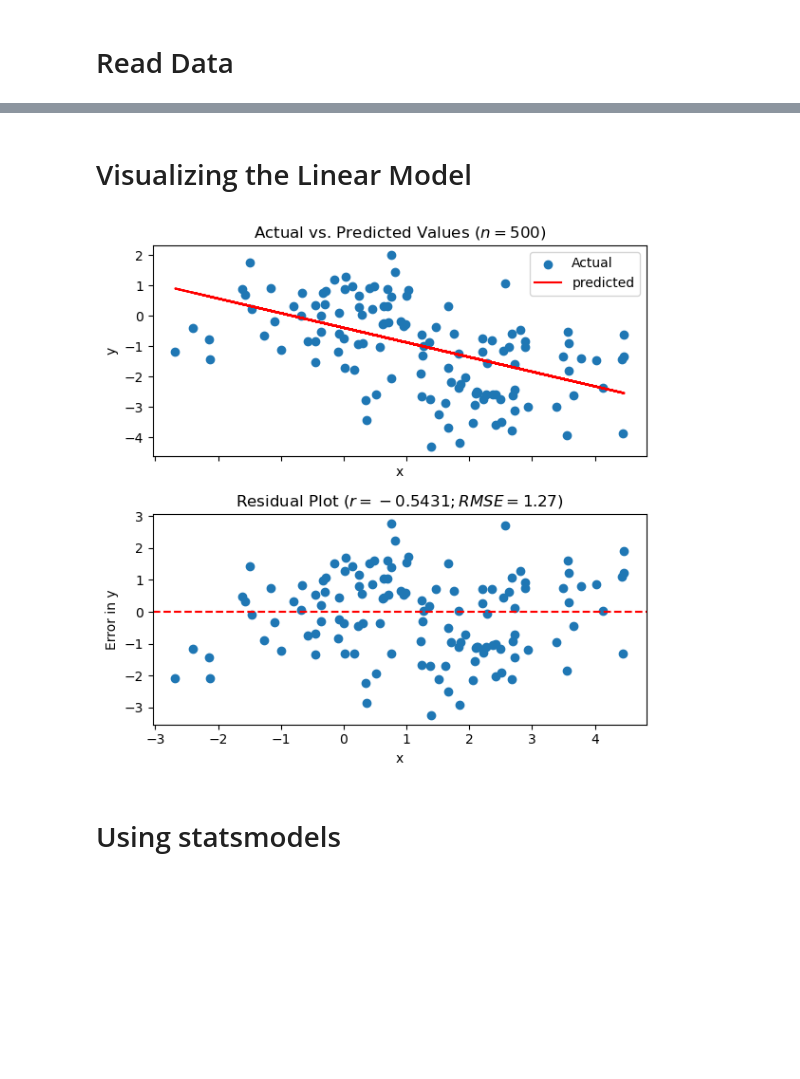
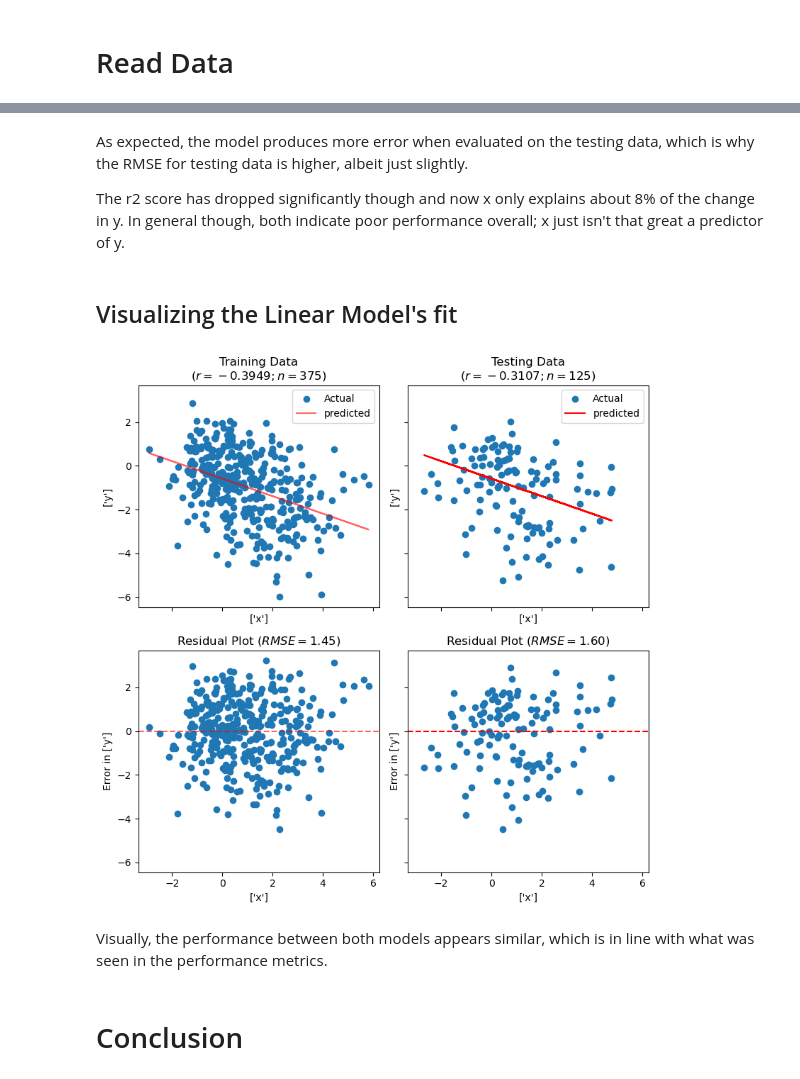
Before and after one commit to papir805/Stanford-ML-Class, a Jupyter notebook: notebooks/linear_regression.ipynb, the cells around one changed output, grey strips where cells are left out. Saved outputs shown, nothing was run; the diff lists cells and outputs as text; code cells hidden in the pictures; blank space fills up the shorter version.

```diff
--- a/notebooks/linear_regression.ipynb
+++ b/notebooks/linear_regression.ipynb
@@ -49,7 +213,14 @@ residuals = y_test - predictions
 # %%
-results_df = pd.DataFrame({'x':X_test,
-                           'y_actual':y_test,
-                           'y_predicted':predictions,
-                           'residual':residuals})
-results_df.head()
+# Make predictions using the "unseen" testing data
+test_predictions = lin_reg_model.predict(X_test)
+
+# Calculate the error (residual) for each prediction
+test_residuals = y_test - test_predictions
+
+# Store results in dataframe
+test_results_df = pd.DataFrame({'x':X_test.flatten(),
+                                'y_true':y_test.flatten(),
+                                'y_predicted':test_predictions.flatten(),
+                                'residual':test_residuals.flatten()})
+test_results_df.head()
 # %% [output]
@@ -66,23 +259,47 @@ rmse = np.sqrt(mean_squared_error(y_test, predictions))
+# %% [markdown]
+As expected, the model produces more error when evaluated on the testing data, which is why the RMSE for testing data is higher, albeit just slightly.
+
+The r2 score has dropped significantly though and now x only explains about 8% of the change in y.  In general though, both indicate poor performance overall; x just isn't that great a predictor of y.
 # %% [markdown]
-# Visualizing the Linear Model
+## Visualizing the Linear Model's fit
 # %%
-fig, ax = plt.subplots(2, 1, sharex=True, figsize=(6,6))
+test_sample_size = X_test.shape[0]
 
-ax[0].scatter(X_test, y_test, label='Actual')
-ax[0].set_xlabel(x_label)
-ax[0].set_ylabel(y_label)
-ax[0].set_title(f'Actual vs. Predicted Values ($n={sample_size})$')
-ax[0].plot(X_test, predictions, color='r', label='predicted')
-ax[0].legend()
+fig, ax = plt.subplots(2, 2, sharex=True, sharey=True, figsize=(8,8))
 
-ax[1].scatter(X_test, residuals, label='Actual')
-ax[1].axhline(0, color='r', linestyle='--')
-ax[1].set_xlabel(x_label)
-ax[1].set_ylabel(f'Error in {y_label}')
-ax[1].set_title(f'Residual Plot ($r={r_value:.4f}; RMSE={rmse:.2f})$')
+# Graphing Training Data
+
+## Top left axis - Scatter plot of training data and linear model's trend line
+ax[0,0].scatter(X_train, y_train, label='Actual')
+ax[0,0].set_xlabel(x_label)
+ax[0,0].set_ylabel(y_label)
+ax[0,0].set_title(f'Training Data\n($r={train_r_value:.4f}; n={train_sample_size})$')
+ax[0,0].plot(X_train, training_predictions, color='r', label='predicted', alpha=0.6)
+ax[0,0].legend()
+
+## Bottom left axis - Scatter plot of training residuals
+ax[1,0].scatter(X_train, training_residuals, label='Actual')
+ax[1,0].axhline(0, color='r', linestyle='--', alpha=0.6)
+ax[1,0].set_xlabel(x_label)
+ax[1,0].set_ylabel(f'Error in {y_label}')
+ax[1,0].set_title(f'Residual Plot ($RMSE={training_rmse:.2f})$')
+
+# Graphing Testing Data
+## Top right axis - Scatter plot of testing data and linear model's trend line
+ax[0,1].scatter(X_test, y_test, label='Actual')
+ax[0,1].set_xlabel(x_label)
+ax[0,1].set_ylabel(y_label)
+ax[0,1].set_title(f'Testing Data\n($r={test_r_value:.4f}; n={test_sample_size})$')
+ax[0,1].plot(X_test, test_predictions, color='r', label='predicted')
+ax[0,1].legend()
+
+## Bottom right axis - Scatter plot of testing residuals
+ax[1,1].scatter(X_test, test_residuals, label='Actual')
+ax[1,1].axhline(0, color='r', linestyle='--')
+ax[1,1].set_xlabel(x_label)
+ax[1,1].set_ylabel(f'Error in {y_label}')
+ax[1,1].set_title(f'Residual Plot ($RMSE={testing_rmse:.2f})$')
 
 plt.tight_layout()
 # %% [output]
-[figure, old version]
+[figure, new version]
-# %% [markdown]
-# Using statsmodels
@@ -90,0 +306,4 @@ from statsmodels.formula.api import ols
+# %% [markdown]
+Visually, the performance between both models appears similar, which is in line with what was seen in the performance metrics.
+# %% [markdown]
+# Conclusion
```
Also changed, not shown: parts of 35 cells of this notebook, 1 other file.
